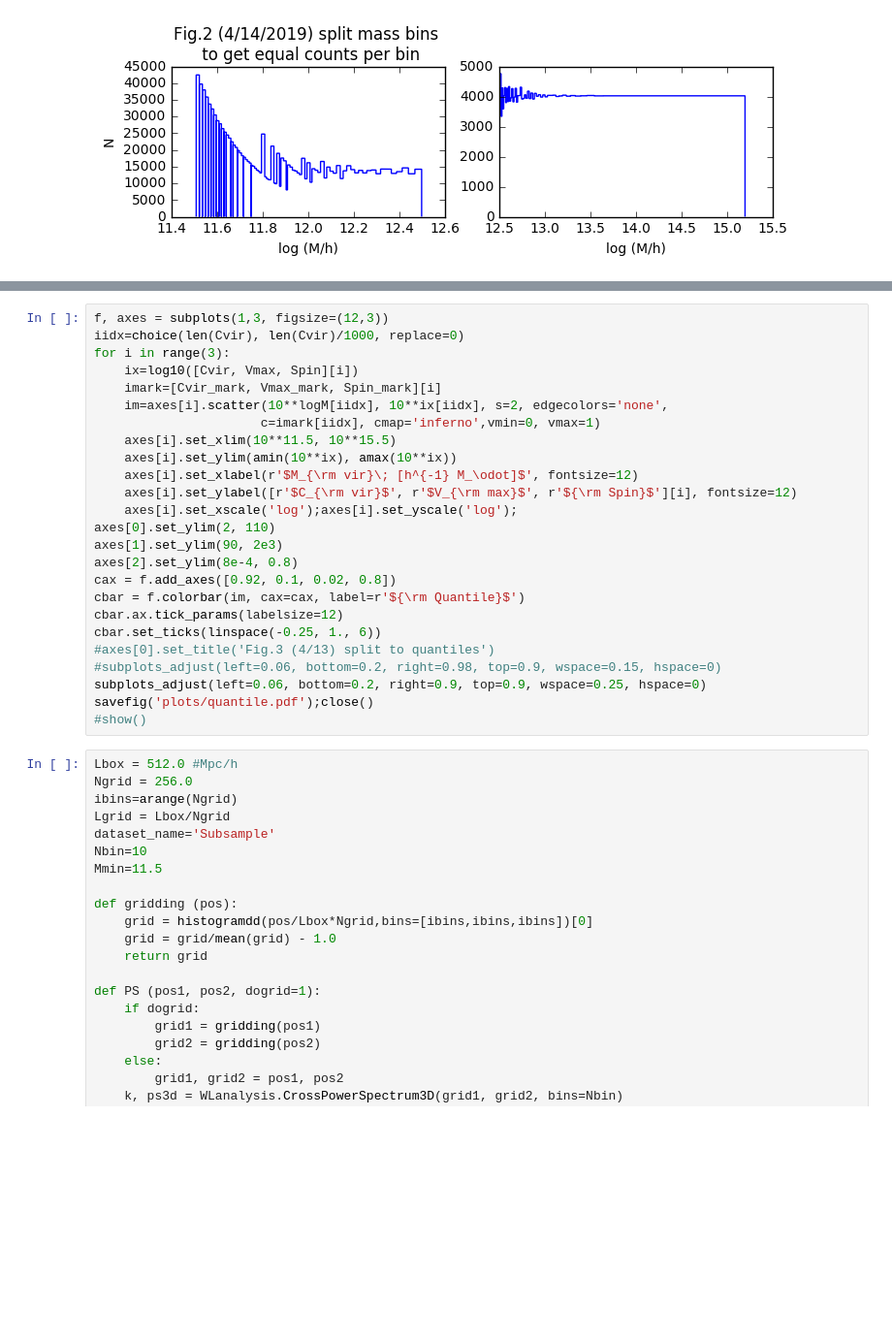
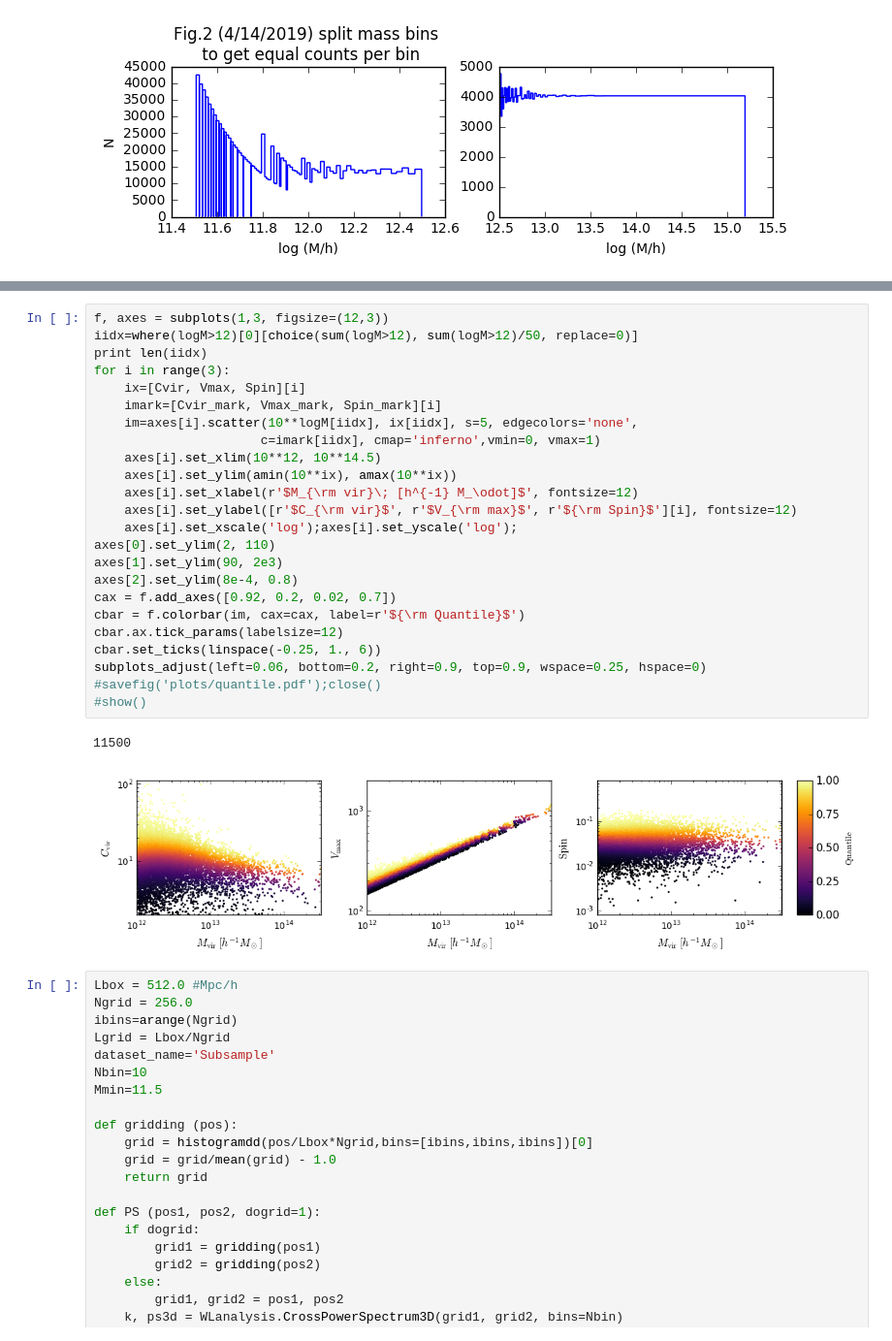
Before and after one commit to liuxx479/NUassemblybias, a Jupyter notebook: AB.ipynb, the cells around one changed output, grey strips where cells are left out. Shown at 97% size. Drawn from its saved outputs; the diff is of its cells as text; blank space fills up the shorter version.

```diff
--- a/AB.ipynb
+++ b/AB.ipynb
@@ -127,28 +161,30 @@ print Cvir_mark.shape, Vmax_mark.shape, Spin_mark.shape
 # %%
 f, axes = subplots(1,3, figsize=(12,3))
-iidx=choice(len(Cvir), len(Cvir)/1000, replace=0)
+iidx=where(logM>12)[0][choice(sum(logM>12), sum(logM>12)/50, replace=0)]
+print len(iidx)
 for i in range(3):
-    ix=log10([Cvir, Vmax, Spin][i])
+    ix=[Cvir, Vmax, Spin][i]
     imark=[Cvir_mark, Vmax_mark, Spin_mark][i]
-    im=axes[i].scatter(10**logM[iidx], 10**ix[iidx], s=2, edgecolors='none',
+    im=axes[i].scatter(10**logM[iidx], ix[iidx], s=5, edgecolors='none',
                       c=imark[iidx], cmap='inferno',vmin=0, vmax=1)
-    axes[i].set_xlim(10**11.5, 10**15.5)
+    axes[i].set_xlim(10**12, 10**14.5)
     axes[i].set_ylim(amin(10**ix), amax(10**ix))
     axes[i].set_xlabel(r'$M_{\rm vir}\; [h^{-1} M_\odot]$', fontsize=12)
     axes[i].set_ylabel([r'$C_{\rm vir}$', r'$V_{\rm max}$', r'${\rm Spin}$'][i], fontsize=12)
     axes[i].set_xscale('log');axes[i].set_yscale('log');
 axes[0].set_ylim(2, 110)
 axes[1].set_ylim(90, 2e3)
 axes[2].set_ylim(8e-4, 0.8)
-cax = f.add_axes([0.92, 0.1, 0.02, 0.8])
+cax = f.add_axes([0.92, 0.2, 0.02, 0.7])
 cbar = f.colorbar(im, cax=cax, label=r'${\rm Quantile}$')
 cbar.ax.tick_params(labelsize=12)
 cbar.set_ticks(linspace(-0.25, 1., 6))
-#axes[0].set_title('Fig.3 (4/13) split to quantiles')
-#subplots_adjust(left=0.06, bottom=0.2, right=0.98, top=0.9, wspace=0.15, hspace=0)
 subplots_adjust(left=0.06, bottom=0.2, right=0.9, top=0.9, wspace=0.25, hspace=0)
-savefig('plots/quantile.pdf');close()
+#savefig('plots/quantile.pdf');close()
 #show()
+# %% [output]
+11500
+[figure, added]
 # %%
 Lbox = 512.0 #Mpc/h
 Ngrid = 256.0
```
Also changed, not shown: parts of 3 cells of this notebook.
